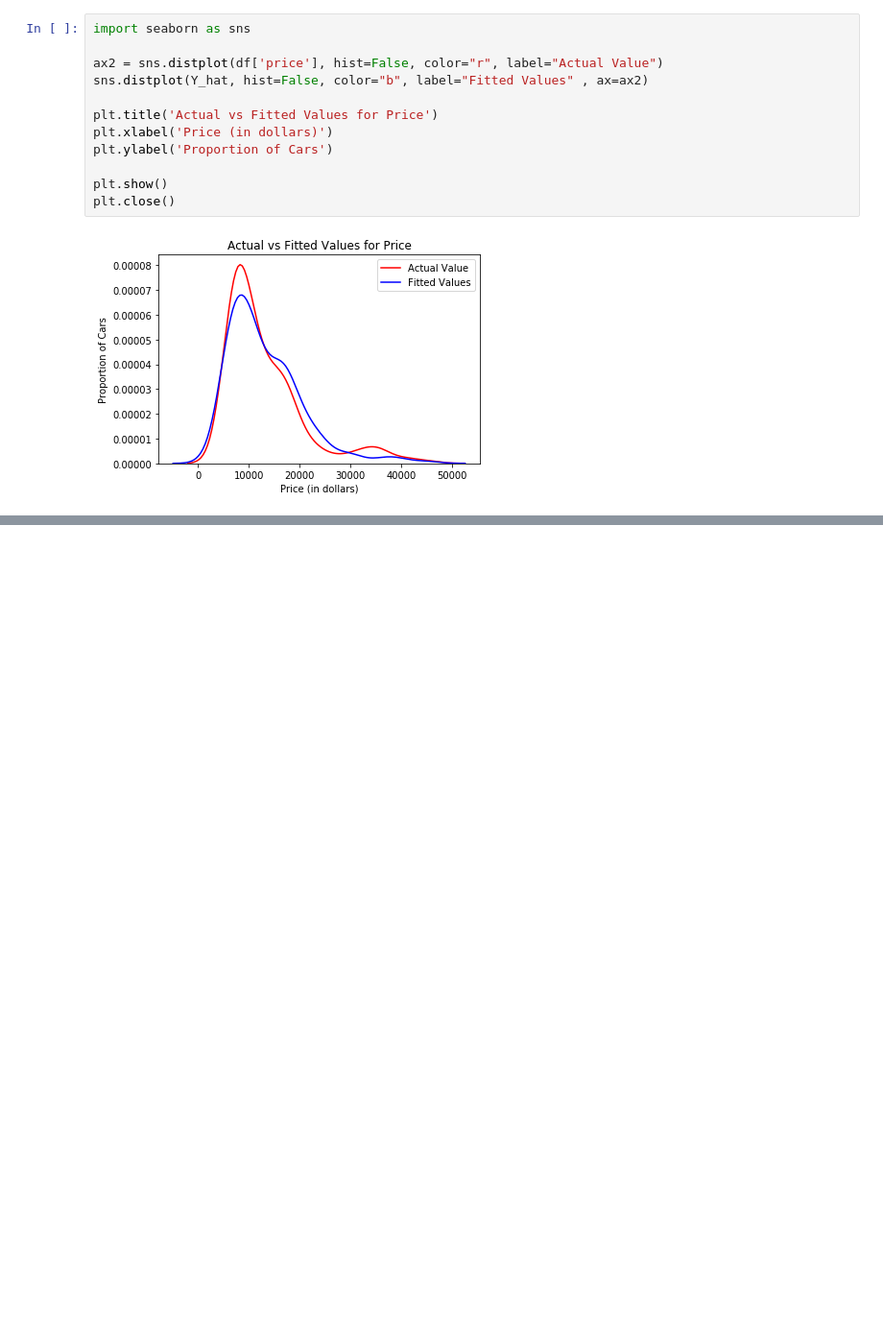
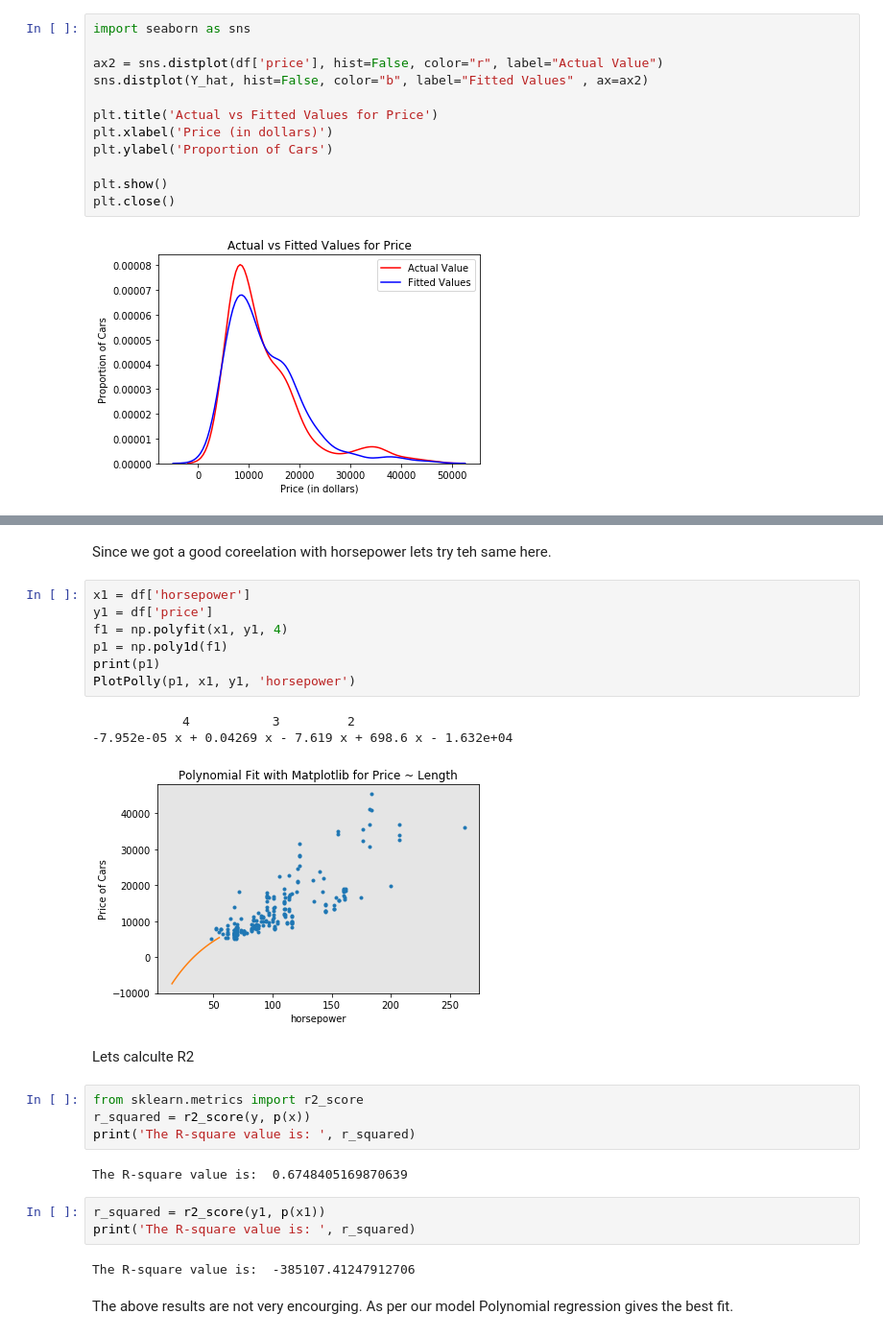
Before and after one commit to adityakumar529/Coursera_Capstone, a Jupyter notebook: Regression(Linear,multiple and Polynomial).ipynb, the cells around one changed output, grey strips where cells are left out. Shown: that part at 96% size. Saved outputs shown, nothing was run; the diff lists cells and outputs as text; blank space fills up the shorter version.

```diff
--- a/Regression(Linear,multiple and Polynomial).ipynb
+++ b/Regression(Linear,multiple and Polynomial).ipynb
@@ -379,0 +423,28 @@ The above graph shows the difference between the Actual value and the predicted
+# %% [markdown]
+Since we got a good coreelation with horsepower lets try teh same here.
+# %%
+x1 = df['horsepower']
+y1 = df['price']
+f1 = np.polyfit(x1, y1, 4)
+p1 = np.poly1d(f1)
+print(p1)
+PlotPolly(p1, x1, y1, 'horsepower')
+# %% [output]
+            4           3         2
+-7.952e-05 x + 0.04269 x - 7.619 x + 698.6 x - 1.632e+04
+[figure, added]
+# %% [markdown]
+Lets calculte R2
+# %%
+from sklearn.metrics import r2_score
+r_squared = r2_score(y, p(x))
+print('The R-square value is: ', r_squared)
+# %% [output]
+The R-square value is:  0.6748405169870639
+# %%
+r_squared = r2_score(y1, p(x1))
+print('The R-square value is: ', r_squared)
+# %% [output]
+The R-square value is:  -385107.41247912706
+# %% [markdown]
+The above results are not very encourging. As per our model Polynomial regression gives the best fit.
```
Also changed, not shown: parts of 14 cells of this notebook.
